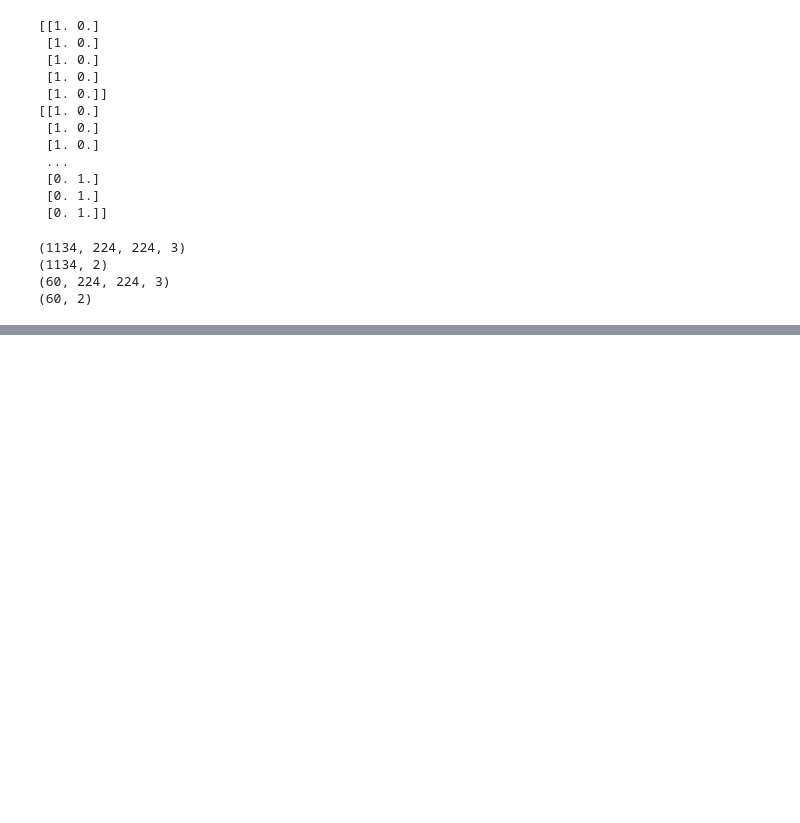
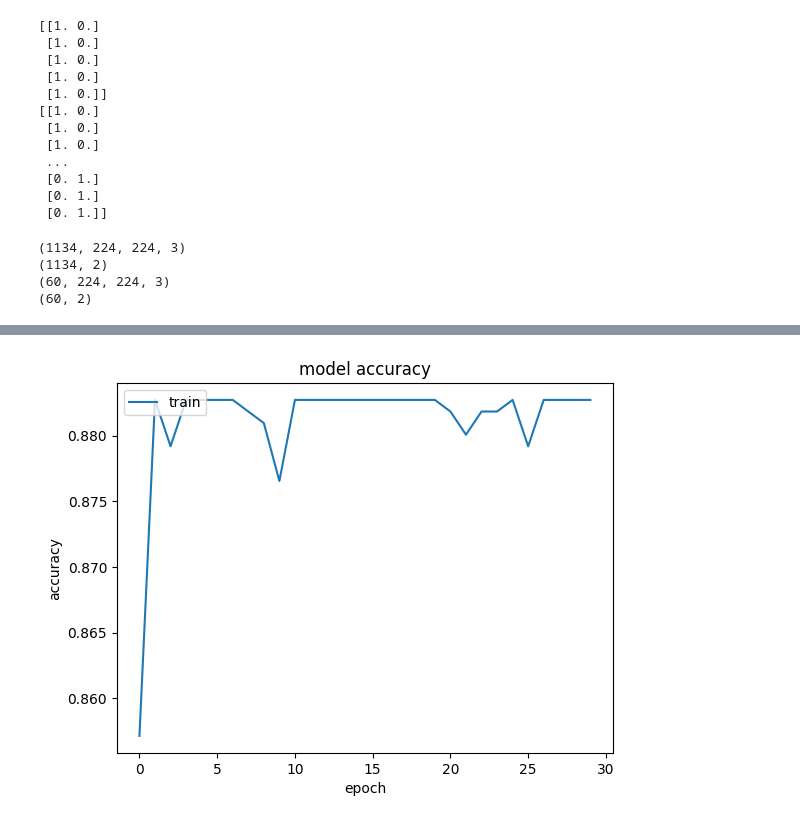
Before and after one commit to papichoolo/Soybeans, a Jupyter notebook: SoyNet_Beans.ipynb, the cells around one changed output, grey strips where cells are left out. Saved outputs shown, nothing was run; the diff lists cells and outputs as text; code cells hidden in the pictures; blank space fills up the shorter version.

```diff
--- a/SoyNet_Beans.ipynb
+++ b/SoyNet_Beans.ipynb
@@ -194,0 +292,5 @@ Test Accuracy = 0.9333333373069763
+# %%
+images1 = np.array(images1)
+
+images1 = images1.astype('float32') / 255.0
+images1.shape
@@ -194,0 +299,15 @@ Test Accuracy = 0.9333333373069763
+# %%
+from sklearn.utils import shuffle
+from sklearn.model_selection import train_test_split
+
+
+images1, Y = shuffle(images1, Y, random_state=1)
+
+
+train_x, test_x, train_y, test_y = train_test_split(images1, Y, test_size=0.05, random_state=415)
+
+#inpect the shape of the training and testing.
+print(train_x.shape)
+print(train_y.shape)
+print(test_x.shape)
+print(test_y.shape)
@@ -194,0 +319,8 @@ Test Accuracy = 0.9333333373069763
+# %%
+model1 = tf.keras.Model(inputs, outputs1)
+
+model1.compile(optimizer="adam", loss="categorical_crossentropy", metrics=["accuracy"] )
+
+model1.summary()
+
+hist = model1.fit(train_x, train_y, epochs=30, verbose=2)
@@ -194,0 +353,17 @@ Test Accuracy = 0.9333333373069763
+# %%
+import matplotlib.pyplot as plt
+
+
+def plot_hist(hist):
+    plt.plot(hist.history["accuracy"])
+    #plt.plot(hist.history["val_accuracy"])
+    plt.title("model accuracy")
+    plt.ylabel("accuracy")
+    plt.xlabel("epoch")
+    plt.legend(["train", "validation"], loc="upper left")
+    plt.show()
+
+
+plot_hist(hist)
+# %% [output]
+[figure, added]
```
Also changed, not shown: parts of 19 cells of this notebook.
